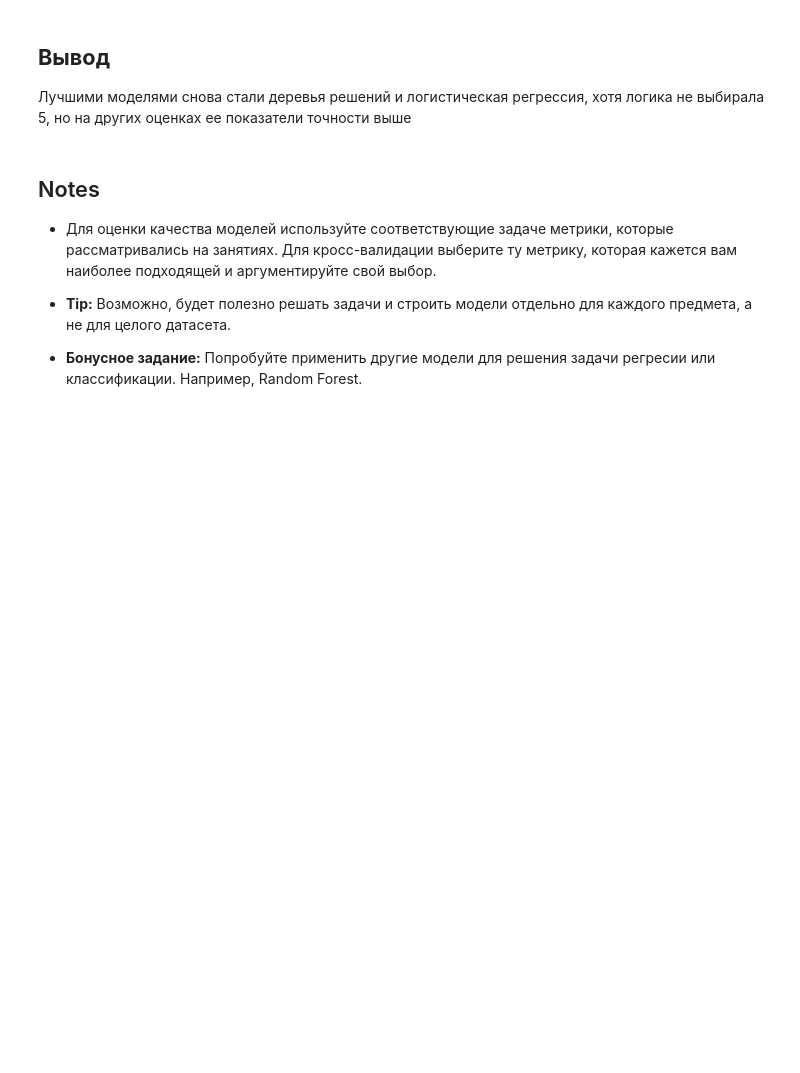
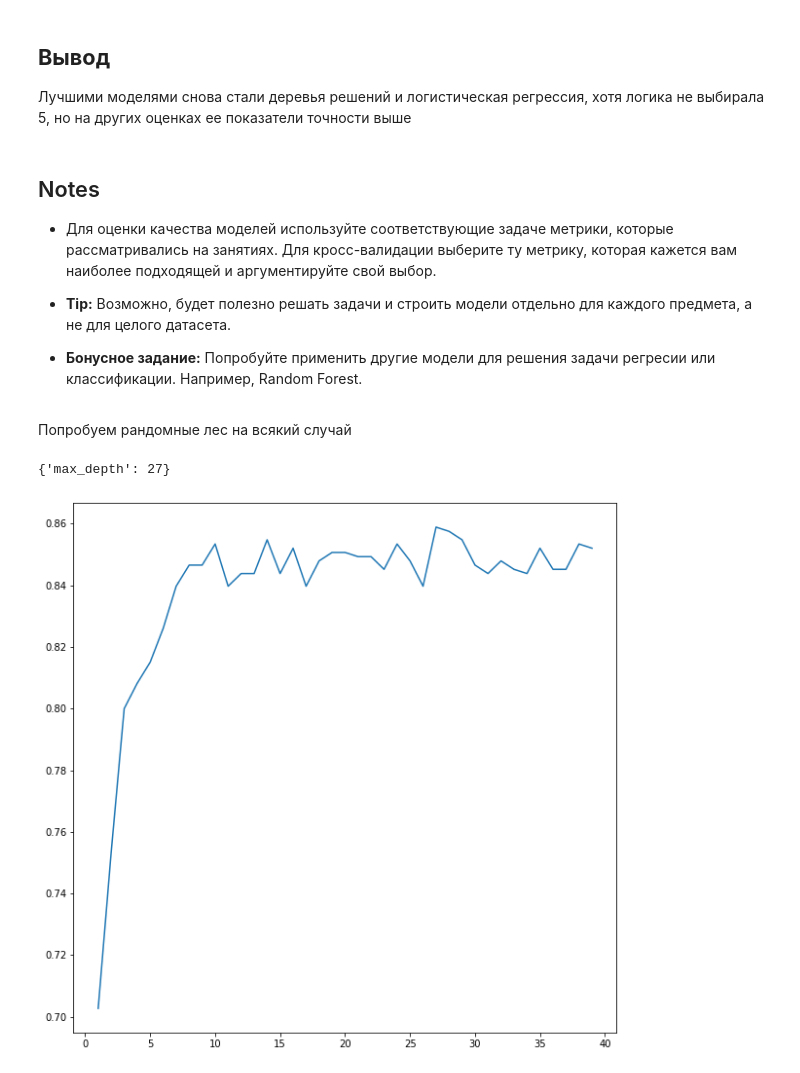
Before and after one commit to dariaAlium/iad, a Jupyter notebook: Lab_3_Supervised_Learning.ipynb, the cells around one changed output. Drawn from its saved outputs; the diff is of its cells as text; code cells hidden in the pictures; blank space fills up the shorter version.

```diff
--- a/Lab_3_Supervised_Learning.ipynb
+++ b/Lab_3_Supervised_Learning.ipynb
@@ -1542,3 +1549,23 @@ weighted avg       0.81      0.81      0.81       314
 
 
 * __Бонусное задание:__ Попробуйте применить другие модели для решения задачи регресии или классификации. Например, Random Forest.
+# %% [markdown]
+Попробуем рандомные лес на всякий случай
+# %%
+ from  sklearn.ensemble import RandomForestClassifier
+
+forest = RandomForestClassifier()
+
+param_grid = {'max_depth': np.arange(1, 40)}
+
+forest_gscv = GridSearchCV(forest, param_grid, cv=5,scoring='accuracy')
+
+forest_gscv.fit(trainD, trainV)
+
+print(forest_gscv.best_params_)
+fig, ax = plt.subplots(figsize=(10,10))
+plt.plot( np.arange(1, 40), forest_gscv.cv_results_['mean_test_score'])
+plt.show()
+# %% [output]
+{'max_depth': 27}
+[figure, added]
```
Also changed, not shown: parts of 7 cells of this notebook.
